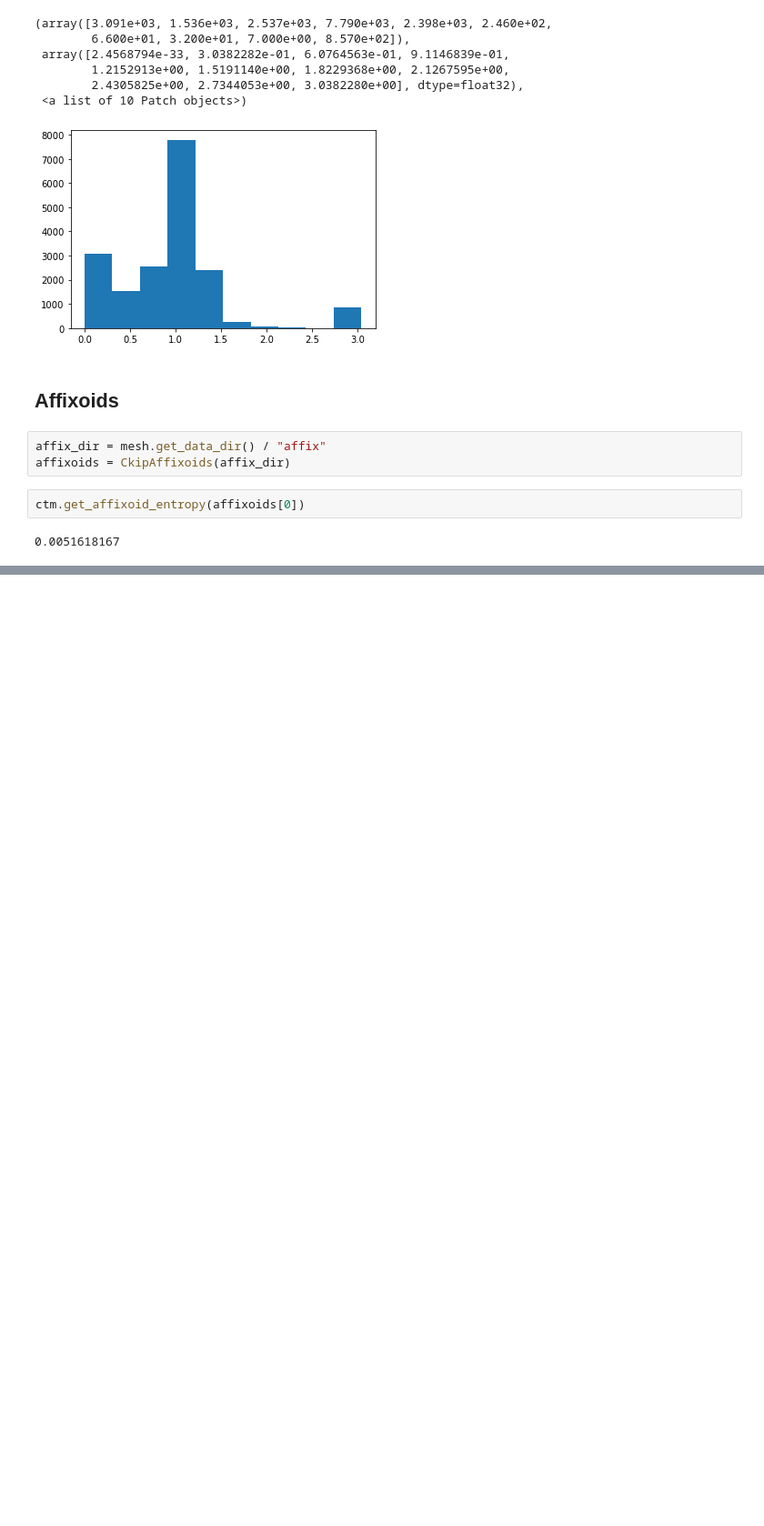
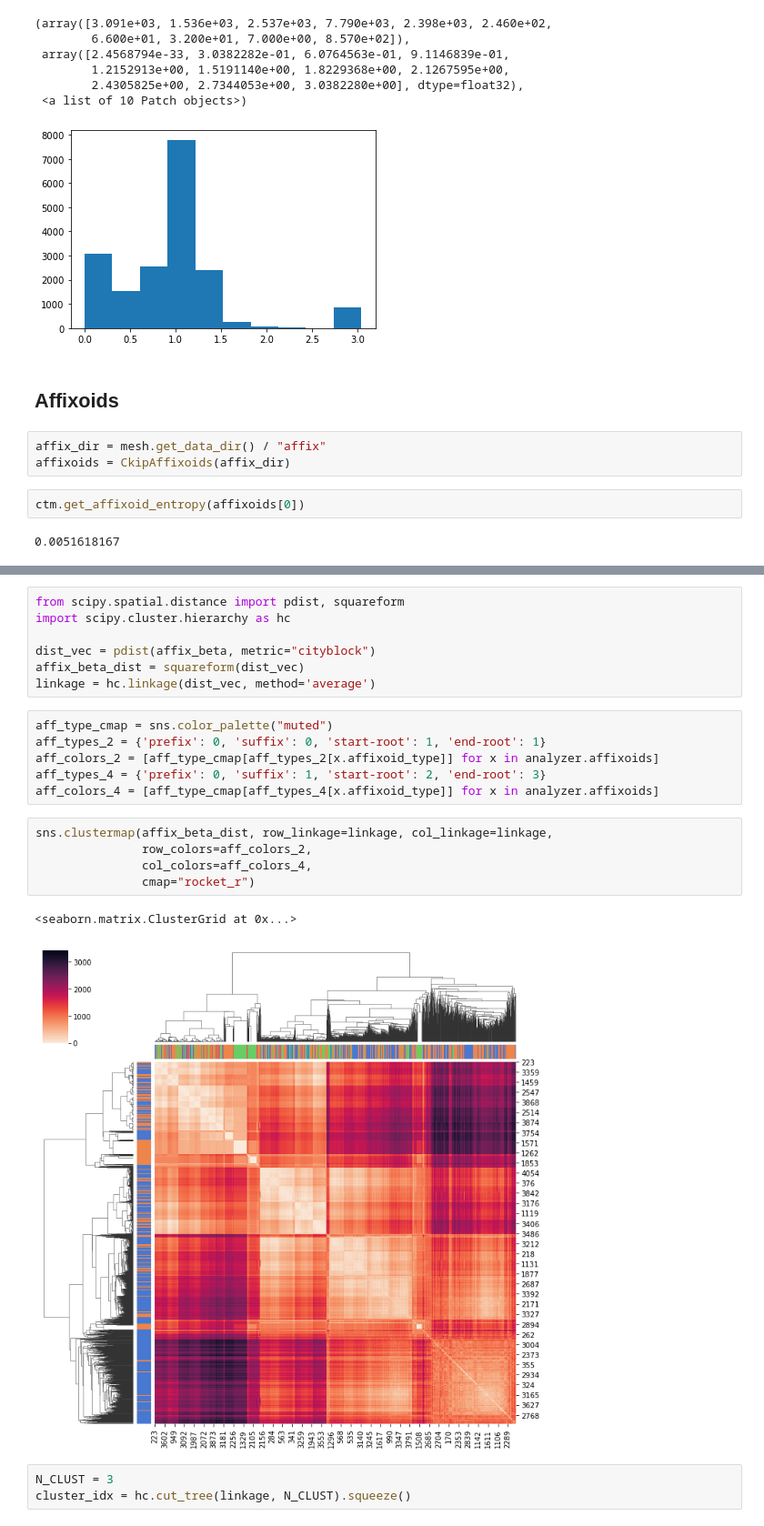
Before and after one commit to seantyh/OntoDeepLex, a Jupyter notebook: notebooks/70-affix/70.32-affix-ctm-model.ipynb, the cells around one changed output, grey strips where cells are left out. Shown at 91% size. Saved outputs shown, nothing was run; the diff lists cells and outputs as text; blank space fills up the shorter version.

```diff
--- a/notebooks/70-affix/70.32-affix-ctm-model.ipynb
+++ b/notebooks/70-affix/70.32-affix-ctm-model.ipynb
@@ -64,0 +120,24 @@ ctm.get_affixoid_entropy(affixoids[0])
+# %%
+from scipy.spatial.distance import pdist, squareform
+import scipy.cluster.hierarchy as hc
+
+dist_vec = pdist(affix_beta, metric="cityblock")
+affix_beta_dist = squareform(dist_vec)
+linkage = hc.linkage(dist_vec, method='average')
+# %%
+aff_type_cmap = sns.color_palette("muted")
+aff_types_2 = {'prefix': 0, 'suffix': 0, 'start-root': 1, 'end-root': 1}
+aff_colors_2 = [aff_type_cmap[aff_types_2[x.affixoid_type]] for x in analyzer.affixoids]
+aff_types_4 = {'prefix': 0, 'suffix': 1, 'start-root': 2, 'end-root': 3}
+aff_colors_4 = [aff_type_cmap[aff_types_4[x.affixoid_type]] for x in analyzer.affixoids]
+# %%
+sns.clustermap(affix_beta_dist, row_linkage=linkage, col_linkage=linkage,
+               row_colors=aff_colors_2,
+               col_colors=aff_colors_4,
+               cmap="rocket_r")
+# %% [output]
+<seaborn.matrix.ClusterGrid at 0x...>
+[figure, added]
+# %%
+N_CLUST = 3
+cluster_idx = hc.cut_tree(linkage, N_CLUST).squeeze()
```
Also changed, not shown: parts of 15 cells of this notebook, 4 other files.
